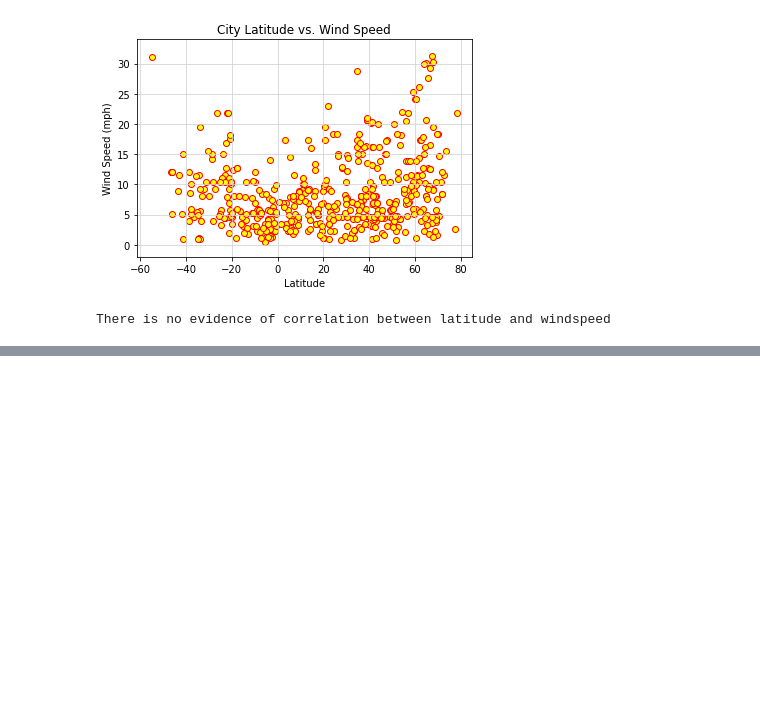
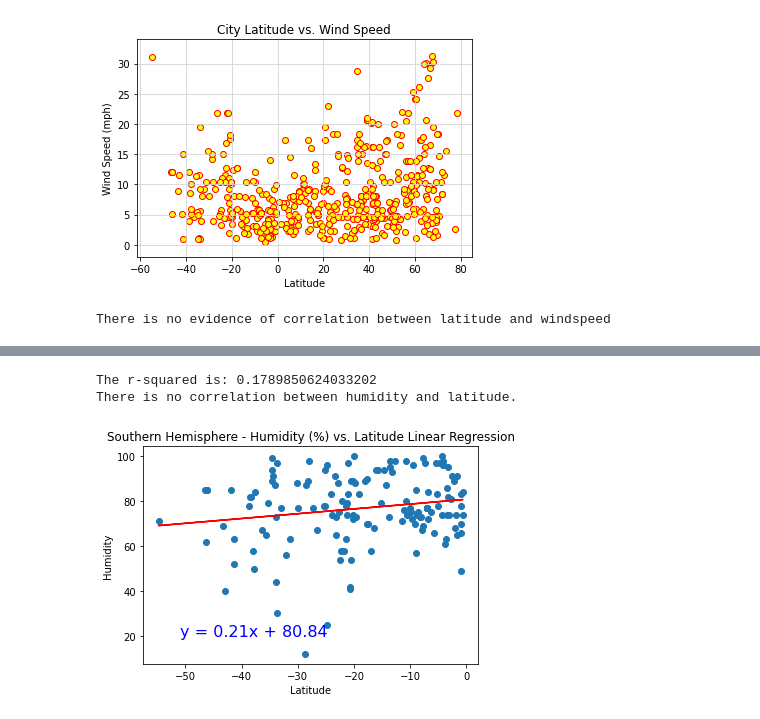
Before and after one commit to michaelsimon960/python-api-challenge, a Jupyter notebook: WeatherPY/WeatherPY.ipynb, the cells around one changed output, grey strips where cells are left out. Drawn from its saved outputs; the diff is of its cells as text; code cells hidden in the pictures; blank space fills up the shorter version.

```diff
--- a/WeatherPY/WeatherPY.ipynb
+++ b/WeatherPY/WeatherPY.ipynb
@@ -237,0 +311,21 @@ There is no evidence of correlation between latitude and windspeed
+# %%
+# Southern Hem... humidity vs lat
+
+x_values = pd.to_numeric(southern_df['Lat']).astype(float)
+y_values = pd.to_numeric(southern_df['Humidity']).astype(float)
+(slope, intercept, rvalue, pvalue, stderr) = linregress(x_values, y_values)
+regress_values = x_values * slope + intercept
+line_eq = "y = " + str(round(slope,2)) + "x + " + str(round(intercept,2))
+plt.scatter(x_values,y_values)
+plt.plot(x_values,regress_values,"r-")
+plt.annotate(line_eq,(-51,20),fontsize=16,color="blue")
+plt.xlabel('Latitude')
+plt.ylabel('Humidity')
+plt.title('Southern Hemisphere - Humidity (%) vs. Latitude Linear Regression')
+print(f"The r-squared is: {rvalue}")
+print("There is no correlation between humidity and latitude.")
+plt.show()
+# %% [output]
+The r-squared is: 0.1789850624033202
+There is no correlation between humidity and latitude.
+[figure, added]
```
Also changed, not shown: parts of 10 cells of this notebook.
